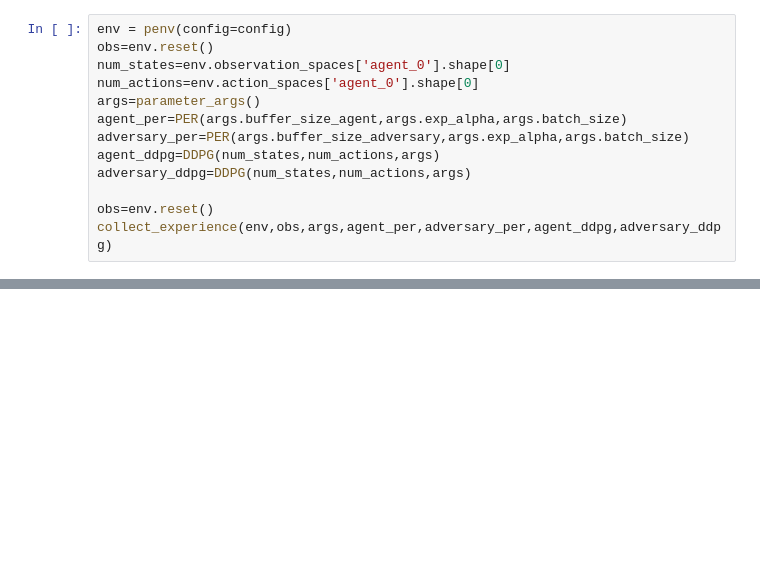
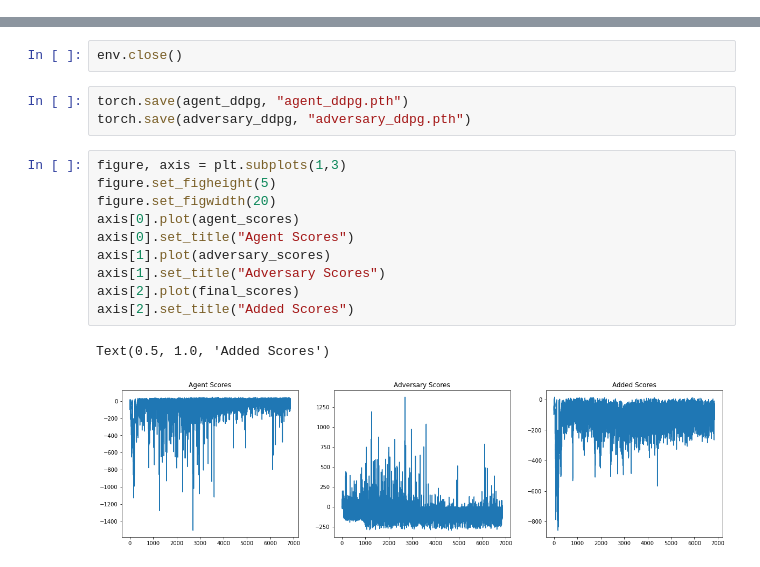
Before and after one commit to NitishNaineni/Multi-Agent-Flocking, a Jupyter notebook: main.ipynb, the cells around one changed output, grey strips where cells are left out. Cells and saved outputs as stored; diff of their text form; blank space fills up the shorter version.

```diff
--- a/main.ipynb
+++ b/main.ipynb
@@ -36,13 +75,0 @@ def collect_experience(env,obs,args,agent_per,adversary_per,agent_ddpg,adversary
-# %%
-env = penv(config=config)
-obs=env.reset()
-num_states=env.observation_spaces['agent_0'].shape[0]
-num_actions=env.action_spaces['agent_0'].shape[0]
-args=parameter_args()
-agent_per=PER(args.buffer_size_agent,args.exp_alpha,args.batch_size)
-adversary_per=PER(args.buffer_size_adversary,args.exp_alpha,args.batch_size)
-agent_ddpg=DDPG(num_states,num_actions,args)
-adversary_ddpg=DDPG(num_states,num_actions,args)
-
-obs=env.reset()
-collect_experience(env,obs,args,agent_per,adversary_per,agent_ddpg,adversary_ddpg)
@@ -57,0 +159,18 @@ False
+# %%
+env.close()
+# %%
+torch.save(agent_ddpg, "agent_ddpg.pth")
+torch.save(adversary_ddpg, "adversary_ddpg.pth")
+# %%
+figure, axis = plt.subplots(1,3)
+figure.set_figheight(5)
+figure.set_figwidth(20)
+axis[0].plot(agent_scores)
+axis[0].set_title("Agent Scores")
+axis[1].plot(adversary_scores)
+axis[1].set_title("Adversary Scores")
+axis[2].plot(final_scores)
+axis[2].set_title("Added Scores")
+# %% [output]
+Text(0.5, 1.0, 'Added Scores')
+[figure, added]
```
Also changed, not shown: parts of 5 cells of this notebook, 1 other file.
